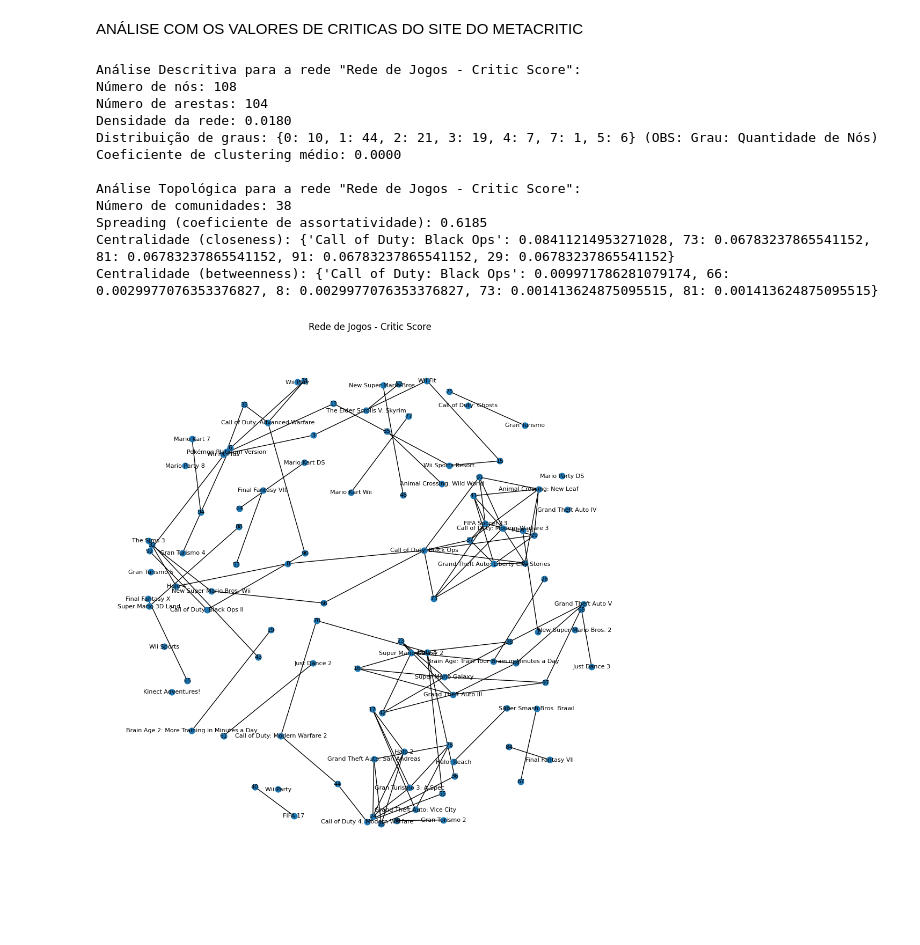
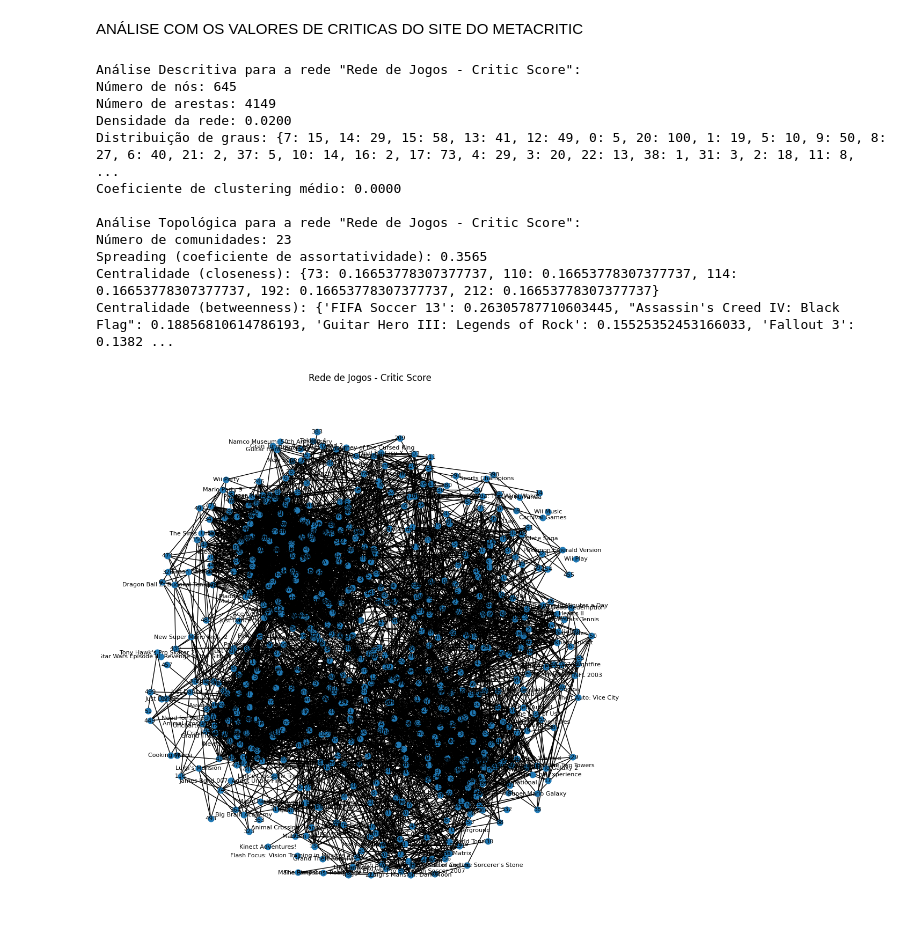
Before and after one commit to PedroMachad02/Redes-Complexas, a Jupyter notebook: Análise de Redes/Final Project/video_game.ipynb, the cells around one changed output. Saved outputs shown, nothing was run; the diff lists cells and outputs as text; code cells hidden in the pictures; blank space fills up the shorter version.

Commit message:
Modificações para Análises

```diff
--- a/Análise de Redes/Final Project/video_game.ipynb
+++ b/Análise de Redes/Final Project/video_game.ipynb
@@ -102,7 +102,7 @@ import matplotlib.pyplot as plt
 # Carregar o dataset
 df = pd.read_csv('data_game.csv')
 # Selecionando as 100 primeiras linhas para uma análise
-df = df.head(100)
+df = df.head(500)
 
 # Filtragem e preparação dos dados
 df_genre = df[['Name', 'Genre']].dropna()
@@ -142,11 +142,11 @@ for _, row in df_genre.iterrows():
                 G.add_edge(game, other_row['Name'], genre=genre)
 
 # Desenhar o grafo
-#pos = nx.spring_layout(G, k=0.5, iterations=50)
-#plt.figure(figsize=(10, 10))
-#nx.draw(G, pos, with_labels=False, node_size=60, font_size=8)  # Retirando os names dos nós para melhor visualização
-#plt.title("Genres Network")
-#plt.show()
+pos = nx.spring_layout(G, k=0.5, iterations=50)
+plt.figure(figsize=(10, 10))
+nx.draw(G, pos, with_labels=False, node_size=60, font_size=8)  # Retirando os names dos nós para melhor visualização
+plt.title("Genres Network")
+plt.show()
 
 # Verificando o número de componentes
 number_communities = nx.number_connected_components(G)
@@ -268,7 +324,7 @@ Densidade da rede: 0.2727272727272727
 # Carregar o dataset
 df = pd.read_csv('data_game.csv')
 #Slecionando as 100 primeiras linhas para uma análise
-df = df.head(100)
+df = df.head(500)
 
 # Filtragem e preparação dos dados
 # Mantém apenas as colunas de interesse: Nome e Gênero
@@ -396,10 +465,10 @@ from scipy.stats import pearsonr
 df = pd.read_csv('data_game.csv')
 
 # Selecionando as 100 primeiras linhas para uma análise
-df = df.head(100)
+#df = df.head(100)
 
 # Mantém apenas as colunas de interesse: Vendas Regionais
-df_sales = df[['NA_Sales', 'EU_Sales', 'JP_Sales', 'Other_Sales']].dropna()
+df_sales = df[['NA_Sales', 'EU_Sales', 'JP_Sales', 'Other_Sales', 'Global_Sales']].dropna()
 
 # Calcular e exibir a quantidade total de vendas em cada região
 total_sales = df_sales.sum()
@@ -486,7 +590,7 @@ from collections import Counter
 df = pd.read_csv('data_game.csv')
 
 # Selecionar as 100 primeiras linhas para uma análise
-df = df.head(100)
+df = df.head(500)
 
 # Filtragem e preparação dos dados
 df_critic_score = df[['Name', 'Critic_Score']].dropna()
@@ -529,42 +633,42 @@ def analyze_network(G, title):
 # Função para construir e analisar a rede
 def build_and_analyze_network(df_filtered, title, threshold=0.5):
     # Criar um grafo vazio
     G = nx.Graph()
 
     # Adicionar nós e arestas com base nos Critic_Scores
     for _, row in df_filtered.iterrows():
         game = row['Name']
 
         # Adicionar o nó para o jogo
         if not G.has_node(game):
             G.add_node(game, score=row['Critic_Score'])
 
         # Conectar o jogo atual a outros jogos que compartilham um Critic_Score próximo
         for other_game, other_row in df_filtered.iterrows():
             if game != other_row['Name']:
                 score_diff = abs(float(row['Critic_Score']) - float(other_row['Critic_Score']))
                 if score_diff <= threshold:  # Criar aresta apenas se a diferença for menor ou igual ao threshold
                     G.add_edge(game, other_game)
 
     # Analisar a rede
     analyze_network(G, title)
 
 # Criar uma única rede com todos os jogos
 build_and_analyze_network(df_critic_score, "Rede de Jogos - Critic Score")
 # %% [output]
 Análise Descritiva para a rede "Rede de Jogos - Critic Score":
-Número de nós: 108
-Número de arestas: 104
-Densidade da rede: 0.0180
-Distribuição de graus: {0: 10, 1: 44, 2: 21, 3: 19, 4: 7, 7: 1, 5: 6} (OBS: Grau: Quantidade de Nós)
+Número de nós: 645
+Número de arestas: 4149
+Densidade da rede: 0.0200
+Distribuição de graus: {7: 15, 14: 29, 15: 58, 13: 41, 12: 49, 0: 5, 20: 100, 1: 19, 5: 10, 9: 50, 8: 27, 6: 40, 21: 2, 37: 5, 10: 14, 16: 2, 17: 73, 4: 29, 3: 20, 22: 13, 38: 1, 31: 3, 2: 18, 11: 8,  ...
 Coeficiente de clustering médio: 0.0000
 
 Análise Topológica para a rede "Rede de Jogos - Critic Score":
-Número de comunidades: 38
-Spreading (coeficiente de assortatividade): 0.6185
-Centralidade (closeness): {'Call of Duty: Black Ops': 0.08411214953271028, 73: 0.06783237865541152, 81: 0.06783237865541152, 91: 0.06783237865541152, 29: 0.06783237865541152}
-Centralidade (betweenness): {'Call of Duty: Black Ops': 0.009971786281079174, 66: 0.0029977076353376827, 8: 0.0029977076353376827, 73: 0.001413624875095515, 81: 0.001413624875095515}
+Número de comunidades: 23
+Spreading (coeficiente de assortatividade): 0.3565
+Centralidade (closeness): {73: 0.16653778307377737, 110: 0.16653778307377737, 114: 0.16653778307377737, 192: 0.16653778307377737, 212: 0.16653778307377737}
+Centralidade (betweenness): {'FIFA Soccer 13': 0.26305787710603445, "Assassin's Creed IV: Black Flag": 0.18856810614786193, 'Guitar Hero III: Legends of Rock': 0.15525352453166033, 'Fallout 3': 0.1382 ...
-[figure, old version]
+[figure, new version]
 # %%
 import pandas as pd
 import networkx as nx
```
Also changed, not shown: parts of 15 cells of this notebook, 2 other files.
